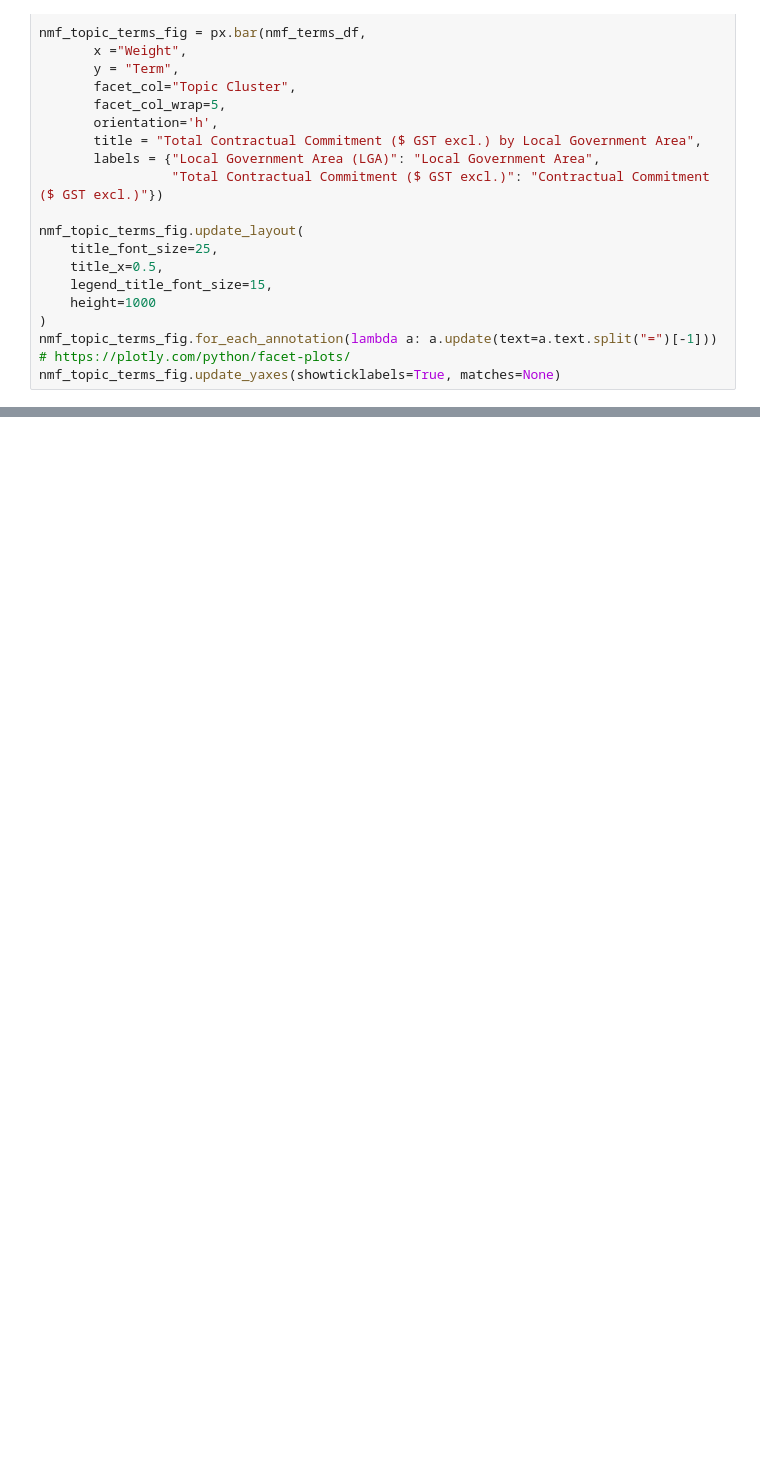
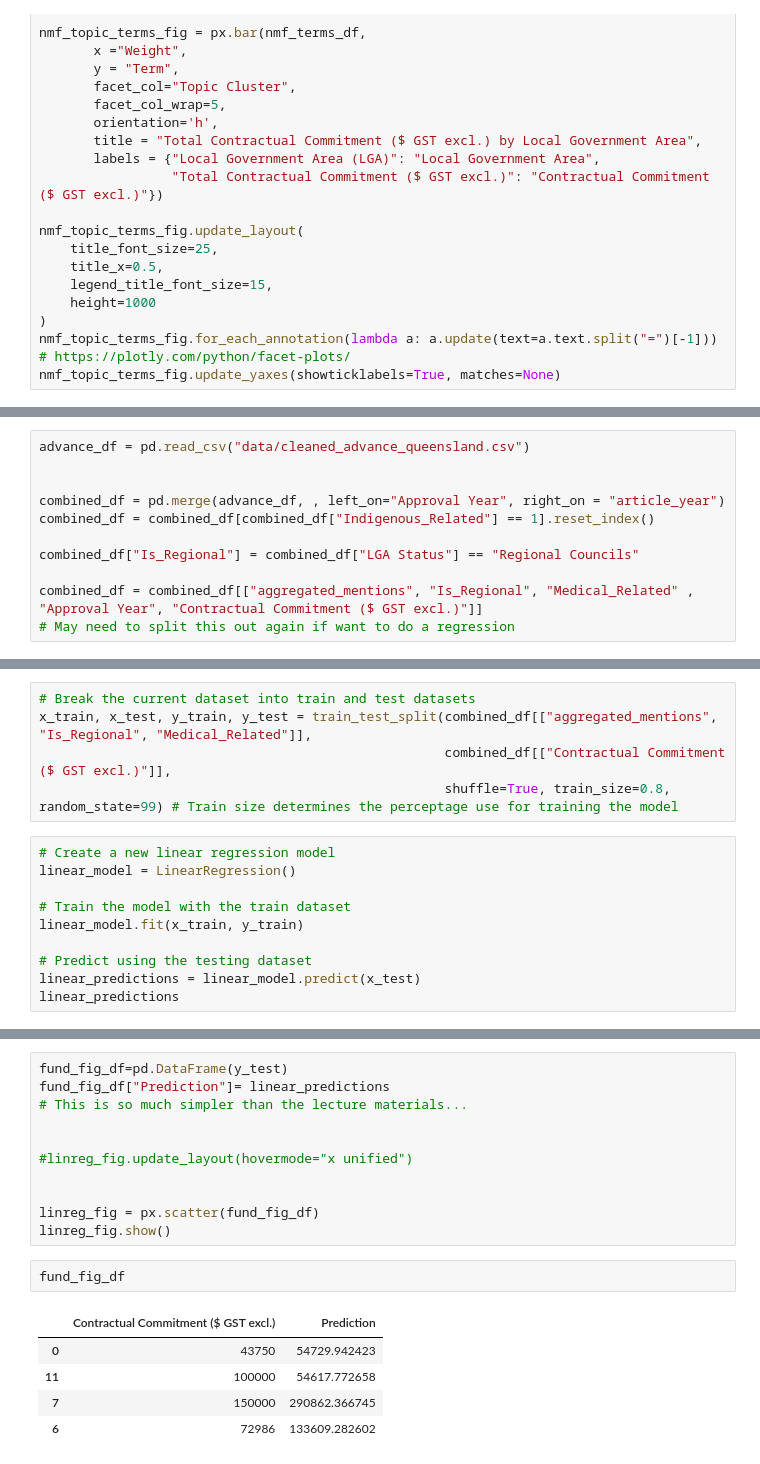
Before and after one commit to President-Github/IFQ619, a Jupyter notebook: Assessments/assignment 2/ExtendingAnalytics-exploration.ipynb, the cells around one changed output, grey strips where cells are left out. Drawn from its saved outputs; the diff is of its cells as text; blank space fills up the shorter version.

```diff
--- a/Assessments/assignment 2/ExtendingAnalytics-exploration.ipynb
+++ b/Assessments/assignment 2/ExtendingAnalytics-exploration.ipynb
@@ -371,0 +363,11 @@ px.bar(sum_topic_nmf_df, x = "Topic", y = "Total NMF Topic Weight Across all Art
+# %%
+advance_df = pd.read_csv("data/cleaned_advance_queensland.csv")
+
+
+combined_df = pd.merge(advance_df, , left_on="Approval Year", right_on = "article_year")
+combined_df = combined_df[combined_df["Indigenous_Related"] == 1].reset_index()
+
+combined_df["Is_Regional"] = combined_df["LGA Status"] == "Regional Councils"
+
+combined_df = combined_df[["aggregated_mentions", "Is_Regional", "Medical_Related" , "Approval Year", "Contractual Commitment ($ GST excl.)"]]
+# May need to split this out again if want to do a regression
@@ -371,0 +380,15 @@ px.bar(sum_topic_nmf_df, x = "Topic", y = "Total NMF Topic Weight Across all Art
+# %%
+# Break the current dataset into train and test datasets
+x_train, x_test, y_train, y_test = train_test_split(combined_df[["aggregated_mentions", "Is_Regional", "Medical_Related"]],
+                                                    combined_df[["Contractual Commitment ($ GST excl.)"]],
+                                                    shuffle=True, train_size=0.8, random_state=99) # Train size determines the perceptage use for training the model
+# %%
+# Create a new linear regression model
+linear_model = LinearRegression()
+
+# Train the model with the train dataset
+linear_model.fit(x_train, y_train)
+
+# Predict using the testing dataset
+linear_predictions = linear_model.predict(x_test)
+linear_predictions
@@ -371,0 +407,19 @@ px.bar(sum_topic_nmf_df, x = "Topic", y = "Total NMF Topic Weight Across all Art
+# %%
+fund_fig_df=pd.DataFrame(y_test)
+fund_fig_df["Prediction"]= linear_predictions
+# This is so much simpler than the lecture materials...
+
+
+#linreg_fig.update_layout(hovermode="x unified")
+
+
+linreg_fig = px.scatter(fund_fig_df)
+linreg_fig.show()
+# %%
+fund_fig_df
+# %% [output]
+|  | Contractual Commitment ($ GST excl.) | Prediction |
+| 0 | 43750 | 54729.942423 |
+| 11 | 100000 | 54617.772658 |
+| 7 | 150000 | 290862.366745 |
+| 6 | 72986 | 133609.282602 |
```
Also changed, not shown: parts of 21 cells of this notebook, 3 other files.
